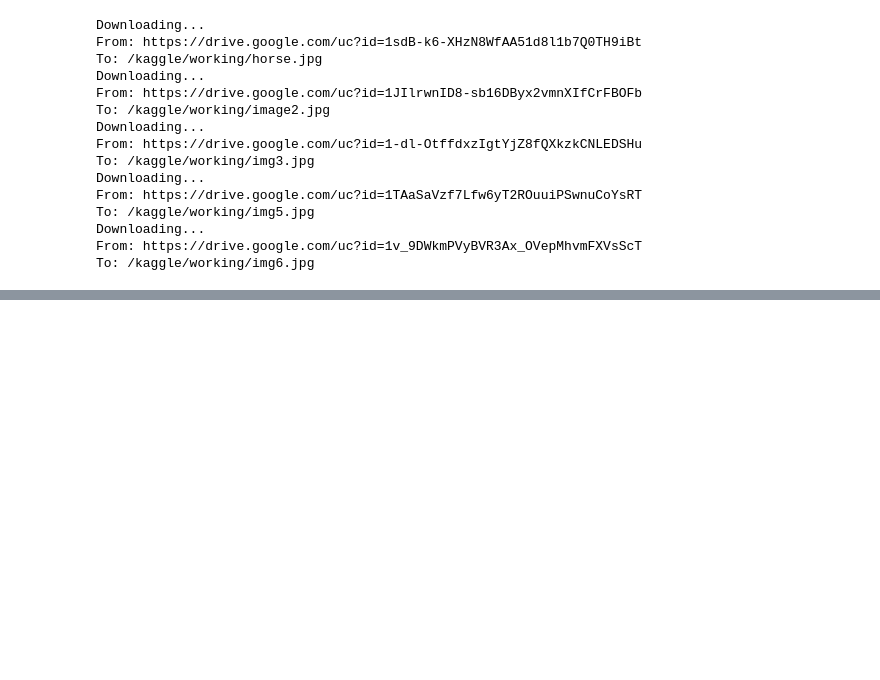
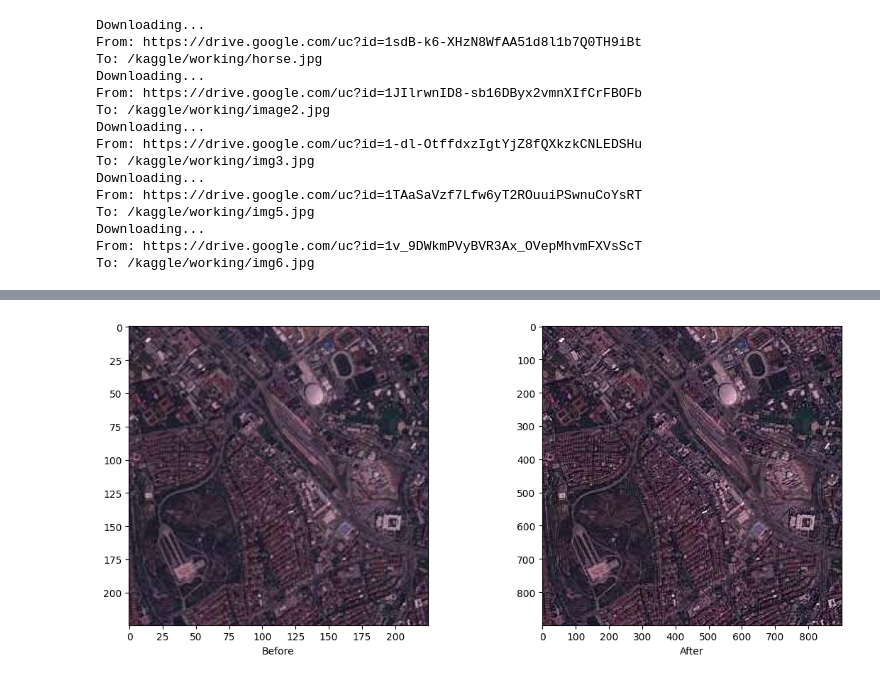
Before and after one commit to ParamAhuja/SAT_ELITE, a Jupyter notebook: backend/inference.ipynb, the cells around one changed output, grey strips where cells are left out. Saved outputs shown, nothing was run; the diff lists cells and outputs as text; code cells hidden in the pictures; blank space fills up the shorter version.

```diff
--- a/backend/inference.ipynb
+++ b/backend/inference.ipynb
@@ -231,3 +142,18 @@ RuntimeError: Found no NVIDIA driver on your system. Please check that you have
+# %%
+plt.figure(figsize=(12,5))
+img1 = plt.imread(f"/kaggle/working/SpectraGAN/backend/LR/sat.jpg")
+plt.subplot(1,2,1)
+plt.xlabel("Before")
+plt.imshow(img1)
+
+img2 = plt.imread(f"/kaggle/working/SpectraGAN/backend/results/sat_rlt.png")
+plt.subplot(1,2,2)
+plt.xlabel("After")
+plt.imshow(img2)
+plt.tight_layout()
+plt.show()
+# %% [output]
+[figure, added]
 # %%
 import matplotlib.pyplot as plt
 plt.figure(figsize=(12,5))
```
Also changed, not shown: parts of 26 cells of this notebook.
